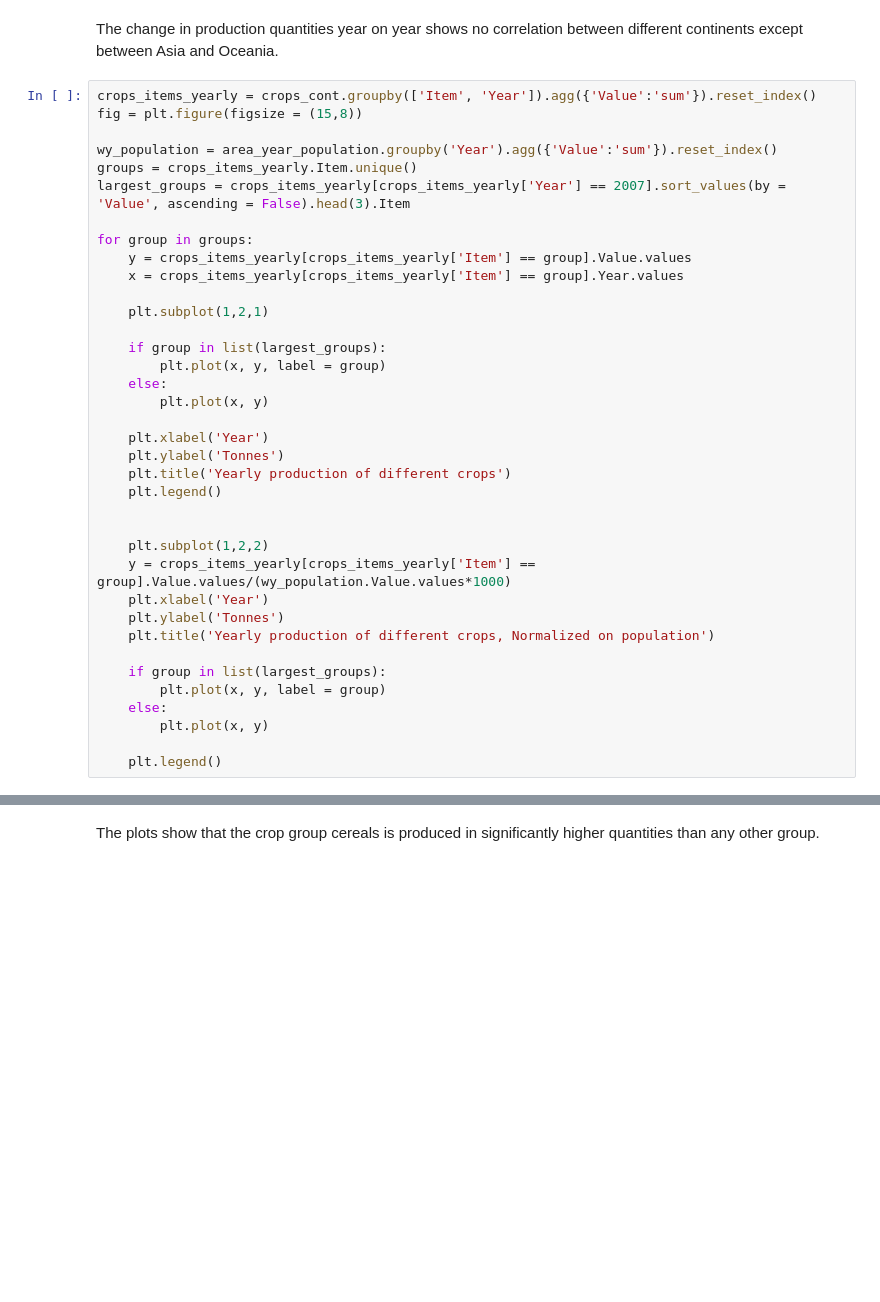
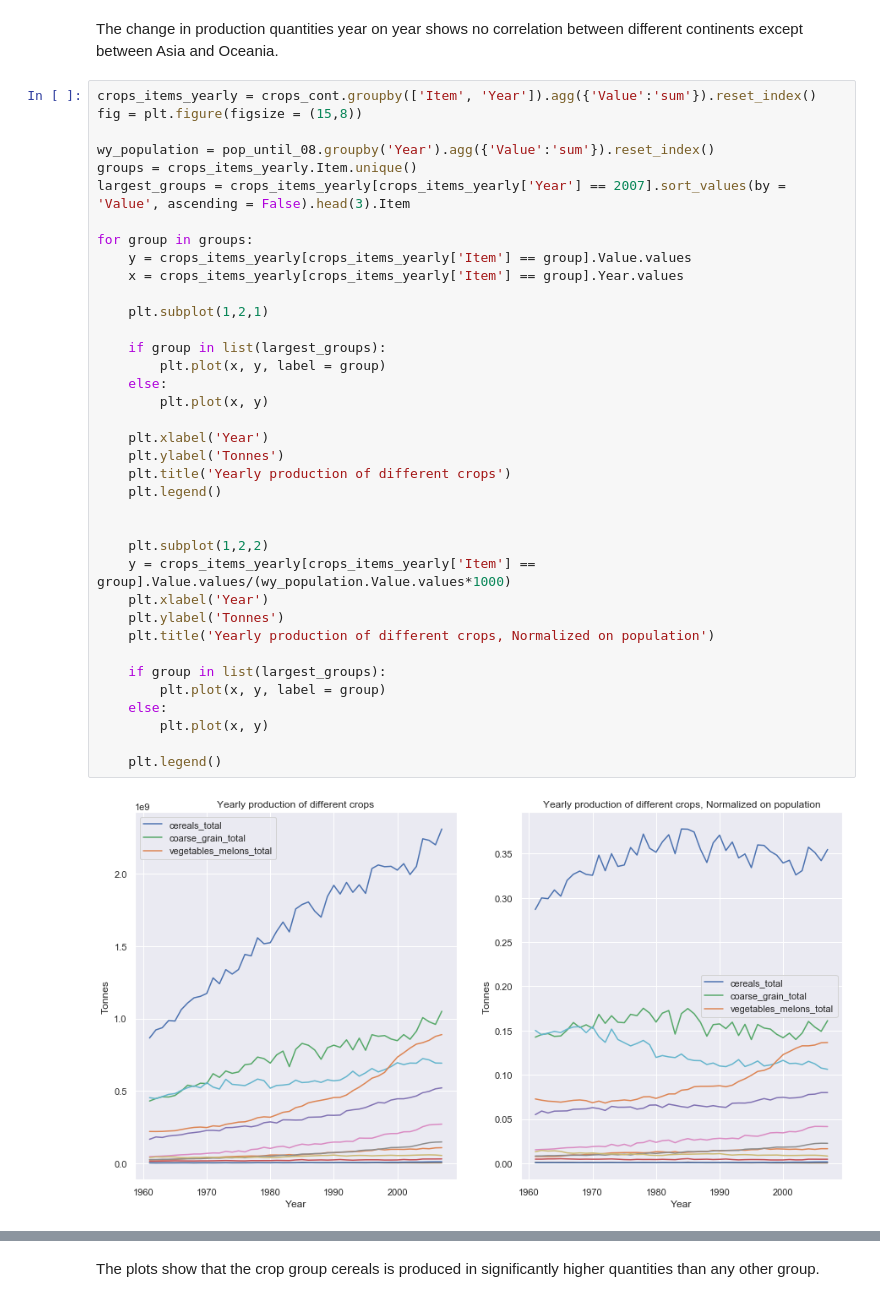
Before and after one commit to theodorhusefest/ADA-2019-project1-sovellettu-tiedon-analysoint, a Jupyter notebook: milestone_2.ipynb, the cells around one changed output, grey strips where cells are left out. Saved outputs shown, nothing was run; the diff lists cells and outputs as text; blank space fills up the shorter version.

```diff
--- a/milestone_2.ipynb
+++ b/milestone_2.ipynb
@@ -475,38 +599,40 @@ The change in production quantities year on year shows no correlation between di
 crops_items_yearly = crops_cont.groupby(['Item', 'Year']).agg({'Value':'sum'}).reset_index()
 fig = plt.figure(figsize = (15,8))
 
-wy_population = area_year_population.groupby('Year').agg({'Value':'sum'}).reset_index()
+wy_population = pop_until_08.groupby('Year').agg({'Value':'sum'}).reset_index()
 groups = crops_items_yearly.Item.unique()
 largest_groups = crops_items_yearly[crops_items_yearly['Year'] == 2007].sort_values(by = 'Value', ascending = False).head(3).Item
 
 for group in groups:
     y = crops_items_yearly[crops_items_yearly['Item'] == group].Value.values
     x = crops_items_yearly[crops_items_yearly['Item'] == group].Year.values
 
     plt.subplot(1,2,1)
 
     if group in list(largest_groups):
         plt.plot(x, y, label = group)
     else:
         plt.plot(x, y)
 
     plt.xlabel('Year')
     plt.ylabel('Tonnes')
     plt.title('Yearly production of different crops')
     plt.legend()
 
 
     plt.subplot(1,2,2)
     y = crops_items_yearly[crops_items_yearly['Item'] == group].Value.values/(wy_population.Value.values*1000)
     plt.xlabel('Year')
     plt.ylabel('Tonnes')
     plt.title('Yearly production of different crops, Normalized on population')
 
     if group in list(largest_groups):
         plt.plot(x, y, label = group)
     else:
         plt.plot(x, y)
 
     plt.legend()
+# %% [output]
+[figure, added]
 # %%
 crops_items_yearly[crops_items_yearly['Year'] == 2007].sort_values(by = 'Value', ascending = False).head()
```
Also changed, not shown: parts of 41 cells of this notebook, 4 other files.
